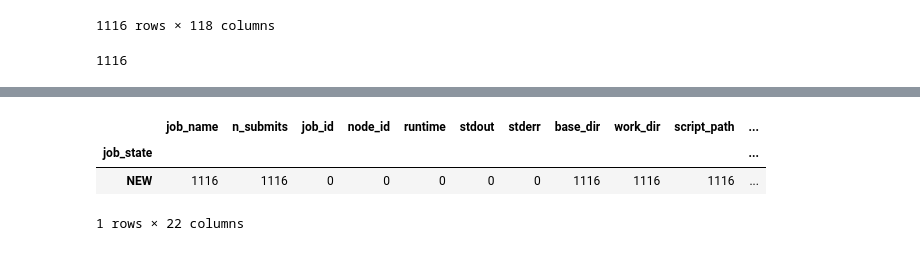
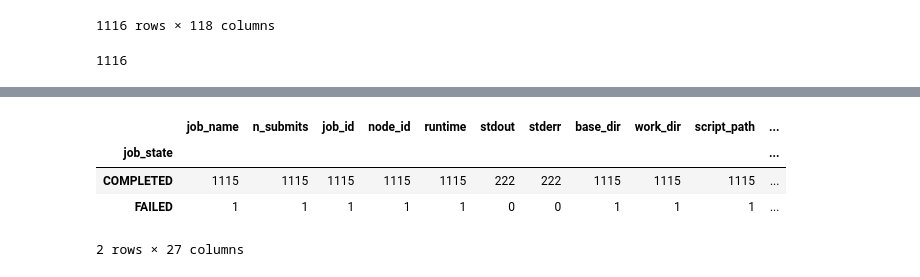
Before and after one commit to mattragoza/lung-project, a Jupyter notebook: notebooks/shapenet/21-optimize-experiment.ipynb, the cells around one changed output, grey strips where cells are left out. Saved outputs shown, nothing was run; the diff lists cells and outputs as text; code cells hidden in the pictures.

```diff
--- a/notebooks/shapenet/21-optimize-experiment.ipynb
+++ b/notebooks/shapenet/21-optimize-experiment.ipynb
@@ -80,12 +80,13 @@ jobs
 # %%
 %autoreload
 jobs = ps.recover(jobs)
 jobs = ps.status(jobs)
 jobs = ps.history(jobs)
-jobs = ps.collect(jobs)
+#jobs = ps.collect(jobs)
 jobs.groupby(['job_state']).count()
 # %% [output]
 |  | job_name | n_submits | job_id | node_id | runtime | stdout | stderr | base_dir | work_dir | script_path | ... |
 | job_state |  |  |  |  |  |  |  |  |  |  | ... |
-| NEW | 1116 | 1116 | 0 | 0 | 0 | 0 | 0 | 1116 | 1116 | 1116 | ... |
+| COMPLETED | 1115 | 1115 | 1115 | 1115 | 1115 | 222 | 222 | 1115 | 1115 | 1115 | ... |
+| FAILED | 1 | 1 | 1 | 1 | 1 | 0 | 0 | 1 | 1 | 1 | ... |
-1 rows × 22 columns
+2 rows × 27 columns
```
Also changed, not shown: parts of 6 cells of this notebook, 7 other files.
